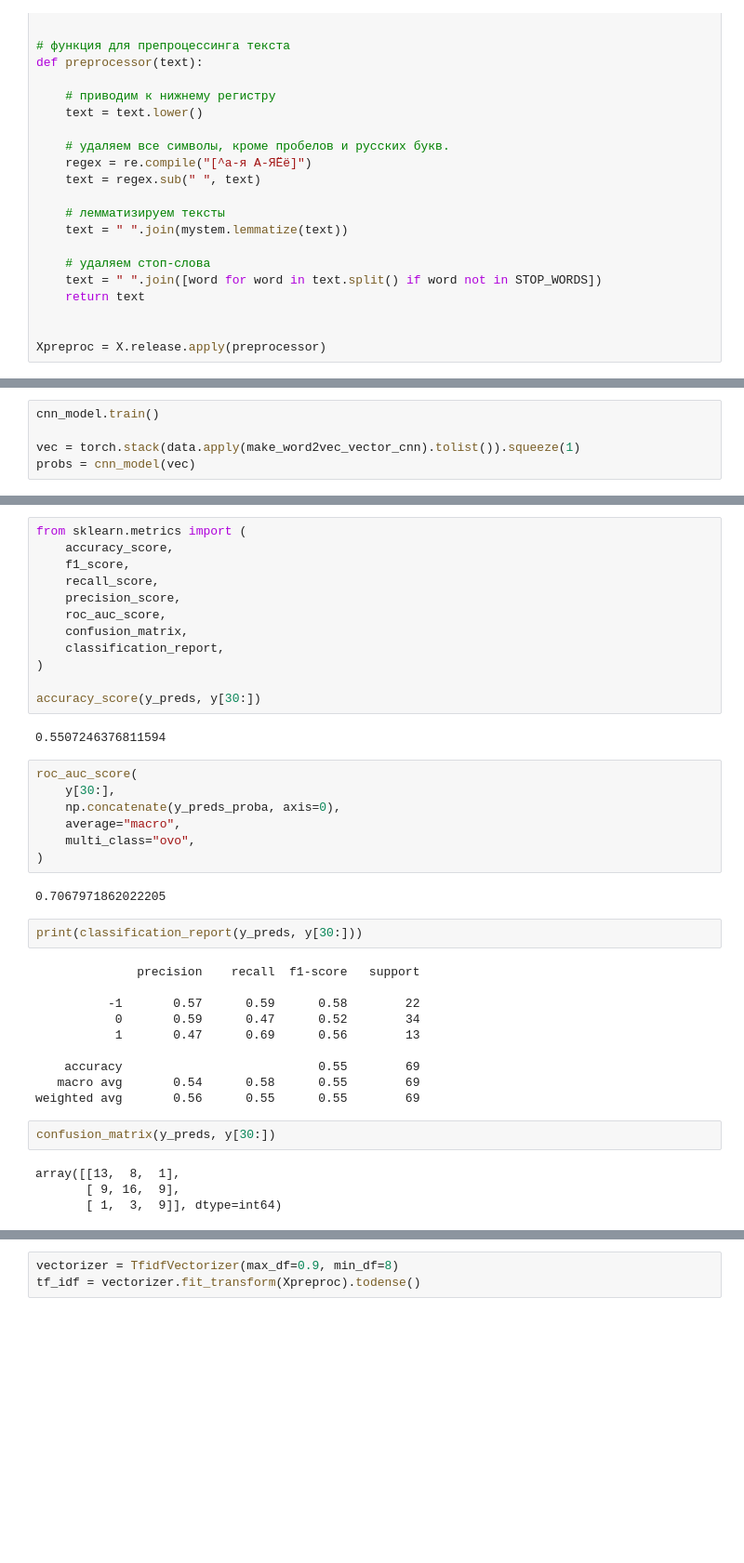
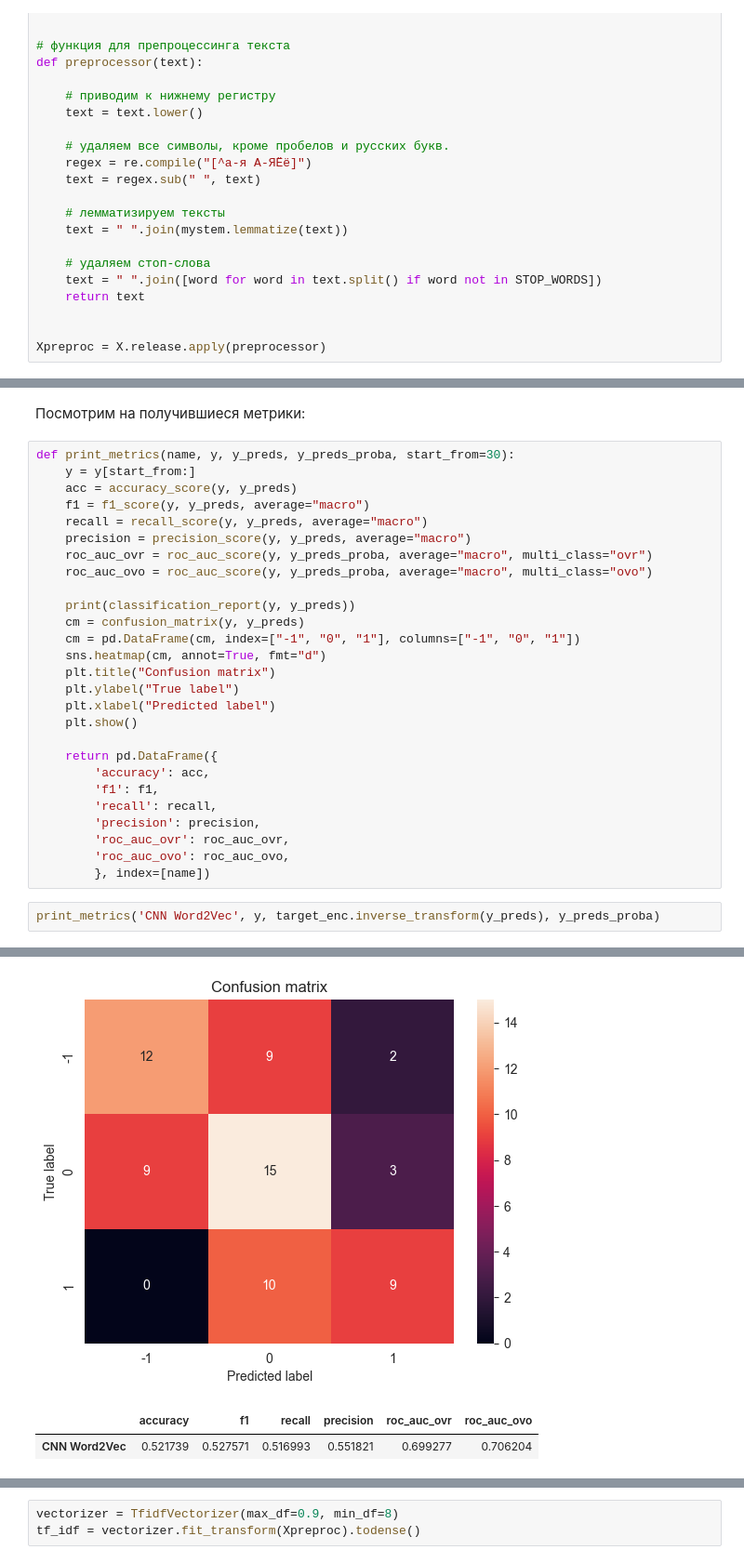
Before and after one commit to ai24-team-15/cbr-press-release-classifier, a Jupyter notebook: ml/dl_models/cnn.ipynb, the cells around one changed output, grey strips where cells are left out. Shown at 93% size. Drawn from its saved outputs; the diff is of its cells as text; blank space fills up the shorter version.

```diff
--- a/ml/dl_models/cnn.ipynb
+++ b/ml/dl_models/cnn.ipynb
@@ -136,5 +154,0 @@ num_epochs = 100
-# %%
-cnn_model.train()
-
-vec = torch.stack(data.apply(make_word2vec_vector_cnn).tolist()).squeeze(1)
-probs = cnn_model(vec)
@@ -191,41 +226,32 @@ for threshold in prog:
+# %% [markdown]
+Посмотрим на получившиеся метрики:
 # %%
-from sklearn.metrics import (
-    accuracy_score,
-    f1_score,
-    recall_score,
-    precision_score,
-    roc_auc_score,
-    confusion_matrix,
-    classification_report,
-)
+def print_metrics(name, y, y_preds, y_preds_proba, start_from=30):
+    y = y[start_from:]
+    acc = accuracy_score(y, y_preds)
+    f1 = f1_score(y, y_preds, average="macro")
+    recall = recall_score(y, y_preds, average="macro")
+    precision = precision_score(y, y_preds, average="macro")
+    roc_auc_ovr = roc_auc_score(y, y_preds_proba, average="macro", multi_class="ovr")
+    roc_auc_ovo = roc_auc_score(y, y_preds_proba, average="macro", multi_class="ovo")
 
-accuracy_score(y_preds, y[30:])
+    print(classification_report(y, y_preds))
+    cm = confusion_matrix(y, y_preds)
+    cm = pd.DataFrame(cm, index=["-1", "0", "1"], columns=["-1", "0", "1"])
+    sns.heatmap(cm, annot=True, fmt="d")
+    plt.title("Confusion matrix")
+    plt.ylabel("True label")
+    plt.xlabel("Predicted label")
+    plt.show()
+
+    return pd.DataFrame({
+        'accuracy': acc,
+        'f1': f1,
+        'recall': recall,
+        'precision': precision,
+        'roc_auc_ovr': roc_auc_ovr,
+        'roc_auc_ovo': roc_auc_ovo,
+        }, index=[name])
-# %% [output]
-0.5507246376811594
-# %%
-roc_auc_score(
-    y[30:],
-    np.concatenate(y_preds_proba, axis=0),
-    average="macro",
-    multi_class="ovo",
-)
-# %% [output]
-0.7067971862022205
-# %%
-print(classification_report(y_preds, y[30:]))
-# %% [output]
-              precision    recall  f1-score   support
-
-          -1       0.57      0.59      0.58        22
-           0       0.59      0.47      0.52        34
-           1       0.47      0.69      0.56        13
-
-    accuracy                           0.55        69
-   macro avg       0.54      0.58      0.55        69
-weighted avg       0.56      0.55      0.55        69
-# %%
-confusion_matrix(y_preds, y[30:])
-# %% [output]
-array([[13,  8,  1],
-       [ 9, 16,  9],
-       [ 1,  3,  9]], dtype=int64)
+# %%
+print_metrics('CNN Word2Vec', y, target_enc.inverse_transform(y_preds), y_preds_proba)
+# %% [output]
@@ -231,0 +267,3 @@ array([[13,  8,  1],
+[figure, added]
+|  | accuracy | f1 | recall | precision | roc_auc_ovr | roc_auc_ovo |
+| CNN Word2Vec | 0.521739 | 0.527571 | 0.516993 | 0.551821 | 0.699277 | 0.706204 |
```
Also changed, not shown: parts of 28 cells of this notebook.
